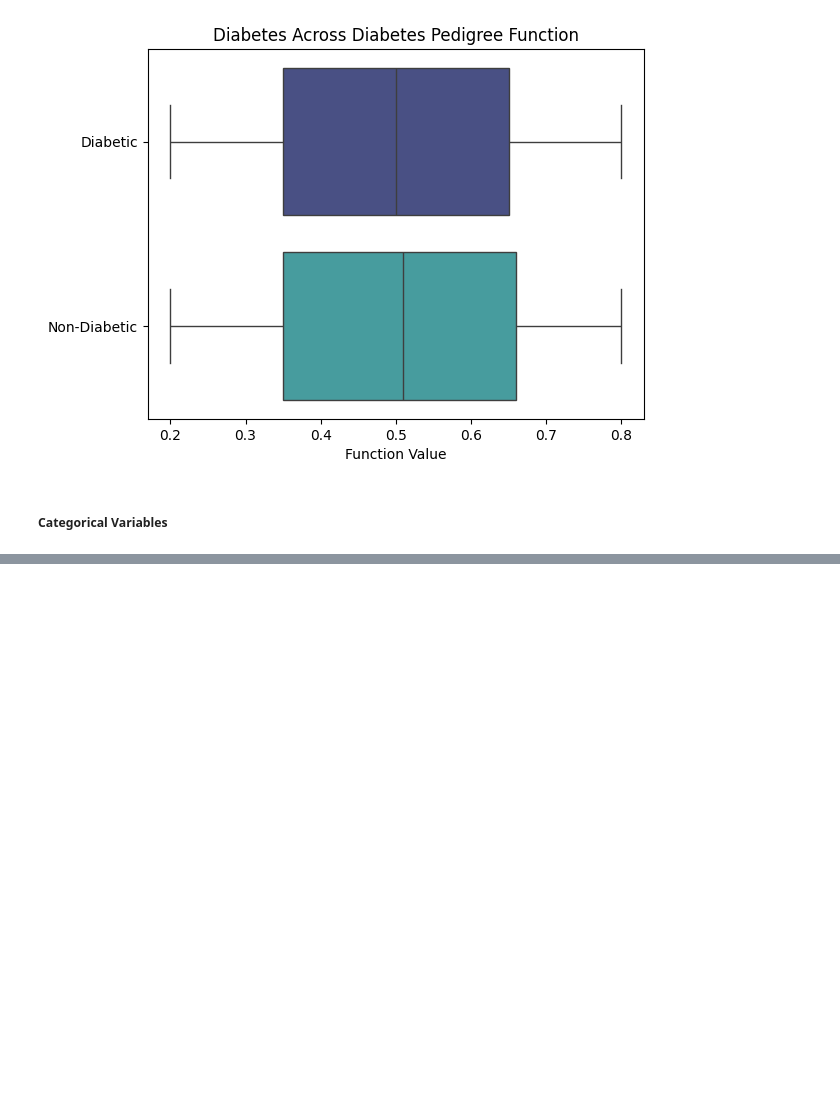
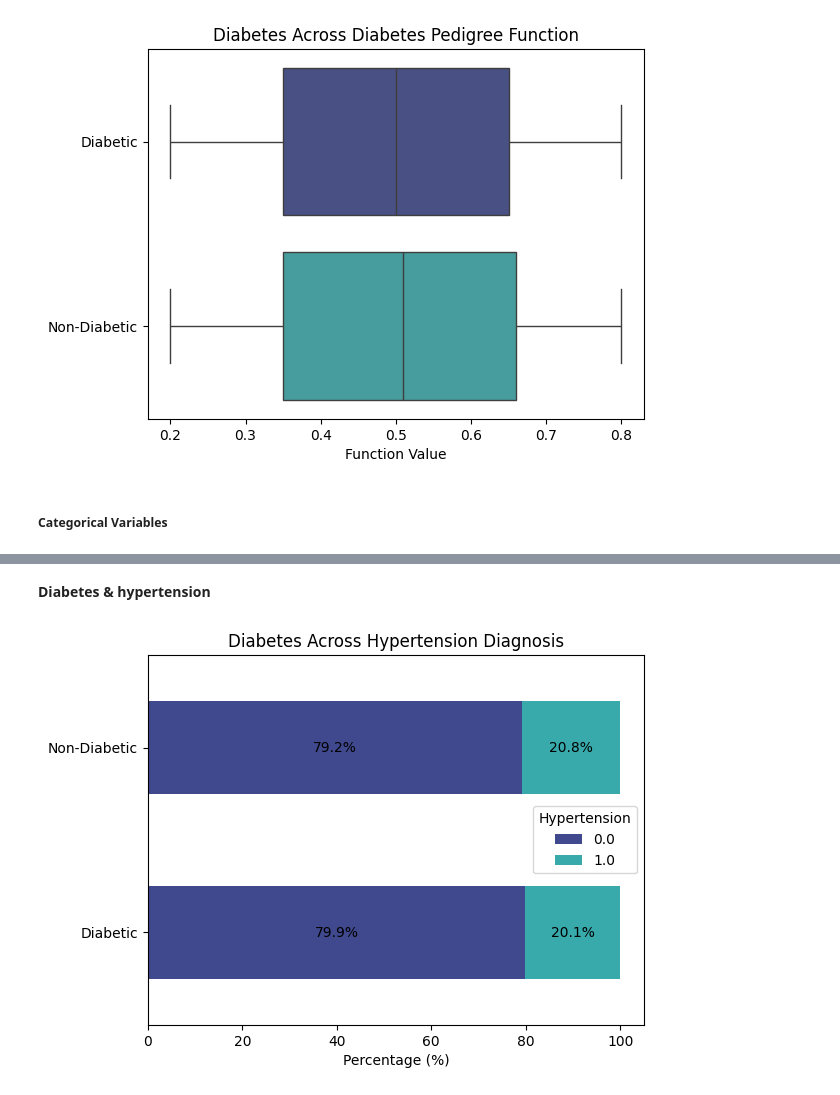
Before and after one commit to isabella-madiedo/Diabetes-Datathon, a Jupyter notebook: Code/exploratory_data_analysis.ipynb, the cells around one changed output, grey strips where cells are left out. Cells and saved outputs as stored; diff of their text form; code cells hidden in the pictures; blank space fills up the shorter version.

```diff
--- a/Code/exploratory_data_analysis.ipynb
+++ b/Code/exploratory_data_analysis.ipynb
@@ -100,0 +168,6 @@ Passing `palette` without assigning `hue` is deprecated and will be removed in v
+# %% [markdown]
+**Diabetes & hypertension**
+# %%
+fig , ax = stacked_viz('hypertension', 2, 'Diabetes Across Hypertension Diagnosis', 'Hypertension')
+# %% [output]
+[figure, added]
```
Also changed, not shown: parts of 19 cells of this notebook.
